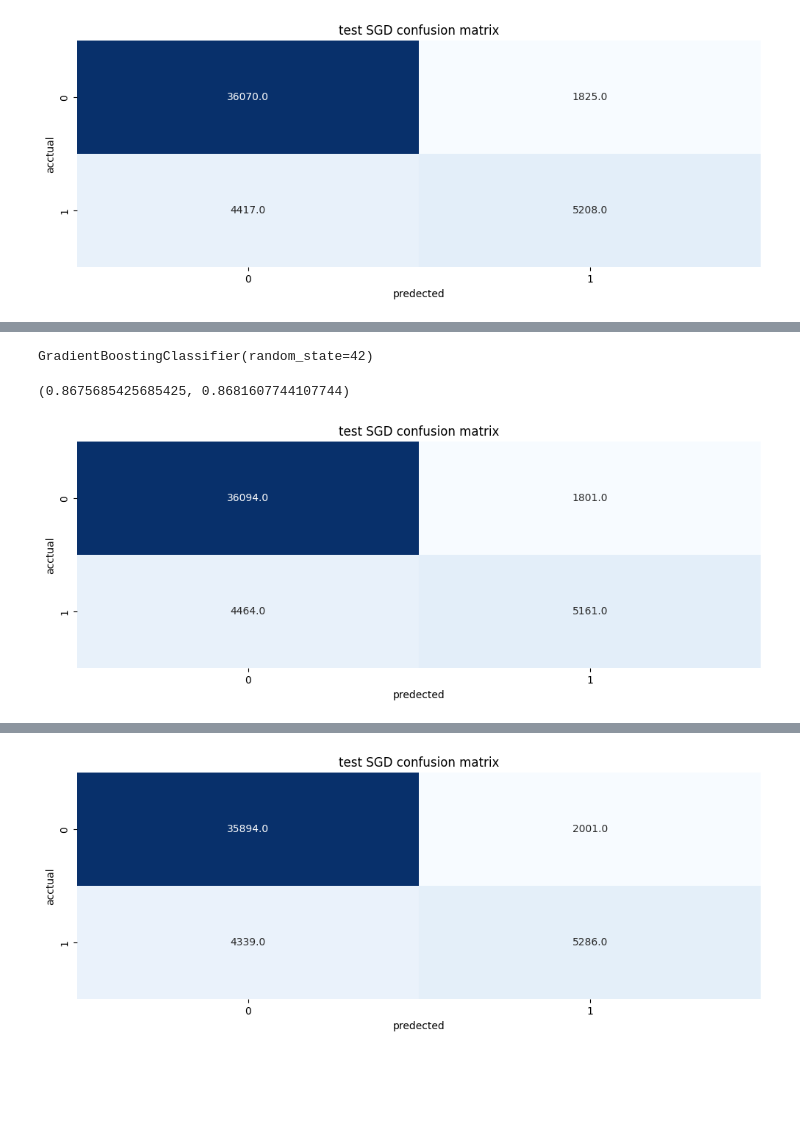
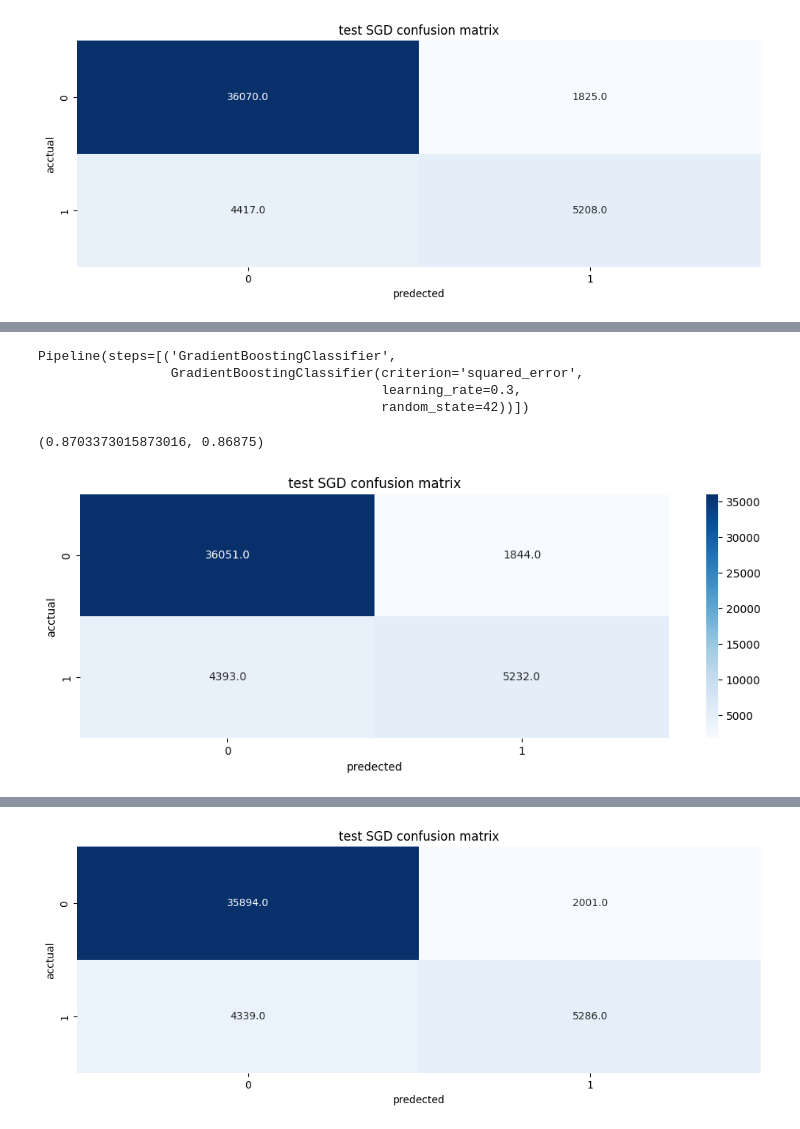
Before and after one commit to ahmedhany14/Kaggle-Competitions-Notebooks, a Jupyter notebook: Binary Classification with a Bank Churn Dataset/Note bookls/Kaggel_file_subimit.ipynb, the cells around one changed output, grey strips where cells are left out. Cells and saved outputs as stored; diff of their text form; code cells hidden in the pictures; blank space fills up the shorter version.

```diff
--- a/Binary Classification with a Bank Churn Dataset/Note bookls/Kaggel_file_subimit.ipynb
+++ b/Binary Classification with a Bank Churn Dataset/Note bookls/Kaggel_file_subimit.ipynb
@@ -633,7 +607,9 @@ array([2.25309322e-05, 2.25368767e-05, 2.25468975e-05, 2.25485733e-05,
 # %%
-alpha = 2.25970018e-05
+alpha = 3.29961896e-05
 
 DTC = DecisionTreeClassifier(random_state=42, ccp_alpha=alpha)
 DTC.fit(x_train, y_train)
-DTC.score(x_train, y_train), DTC.score(x_test, y_test)
+train_acc = DTC.score(x_train, y_train)
+test_acc = DTC.score(x_test, y_test)
+train_acc, test_acc
 # %% [output]
@@ -687,5 +673,9 @@ weighted avg       0.85      0.86      0.85     47520
 # %%
-RF = RandomForestClassifier(criterion="entropy", n_estimators=300, random_state=42)
+RF = RandomForestClassifier(
+    criterion="entropy", n_estimators=100, random_state=42, ccp_alpha=3.29961896e-05
+)
 RF.fit(x_train, y_train)
-print(RF.score(x_train, y_train)), print(RF.score(x_test, y_test))
+train_acc = RF.score(x_train, y_train)
+test_acc = RF.score(x_test, y_test)
+train_acc, test_acc
 # %% [output]
@@ -708,9 +708,9 @@ plt.show()
 # %%
-cat_boost = CatBoostClassifier(iterations=10000, random_state=42, verbose=0)
+cat = CatBoostClassifier(iterations=10000, random_state=42, verbose=0)
 
-pip = Pipeline(steps=[("CatBoostClassifier", cat_boost)])
+cat_boost = Pipeline(steps=[("CatBoostClassifier", cat)])
 
-pip.fit(x_train, y_train)
+cat_boost.fit(x_train, y_train)
 # %% [output]
 Pipeline(steps=[('CatBoostClassifier',
                  <catboost.core.CatBoostClassifier object at 0x...>)])
@@ -734,23 +808,35 @@ plt.show()
 # %%
-GBC = GradientBoostingClassifier(random_state=42)
+GBC = GradientBoostingClassifier(
+    n_estimators=100,
+    learning_rate=0.3,
+    criterion="squared_error",
+    random_state=42,
+)
 
-GBC.fit(x_train, y_train)
+GBC_pip = Pipeline(steps=[("GradientBoostingClassifier", GBC)])
+
+GBC_pip.fit(x_train, y_train)
 # %% [output]
-GradientBoostingClassifier(random_state=42)
+Pipeline(steps=[('GradientBoostingClassifier',
+                 GradientBoostingClassifier(criterion='squared_error',
+                                            learning_rate=0.3,
+                                            random_state=42))])
 # %%
-GBC.score(x_train, y_train), GBC.score(x_test, y_test)
+train_acc = GBC_pip.score(x_train, y_train)
+test_acc = GBC_pip.score(x_test, y_test)
+train_acc, test_acc
 # %% [output]
-(0.8675685425685425, 0.8681607744107744)
+(0.8703373015873016, 0.86875)
 # %%
-y_pred = GBC.predict(x_test)
+y_pred = GBC_pip.predict(x_test)
 
-cm_GBC = confusion_matrix(y_true=y_test, y_pred=y_pred)
+cm_SGD = confusion_matrix(y_true=y_test, y_pred=y_pred)
 
 plt.figure(figsize=(12, 4))
-sns.heatmap(cm_GBC, annot=True, cmap="Blues", cbar=False, fmt=".1f")
+sns.heatmap(cm_SGD, annot=True, cmap="Blues", fmt=".1f")
 plt.title("test SGD confusion matrix")
 plt.ylabel("acctual")
 plt.xlabel("predected")
 plt.show()
 # %% [output]
-[figure, old version]
+[figure, new version]
```
Also changed, not shown: parts of 69 cells of this notebook, 4 other files.
